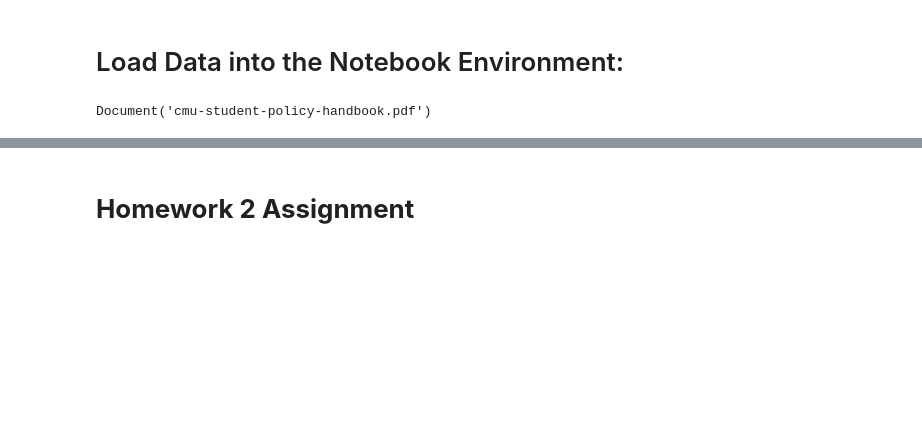
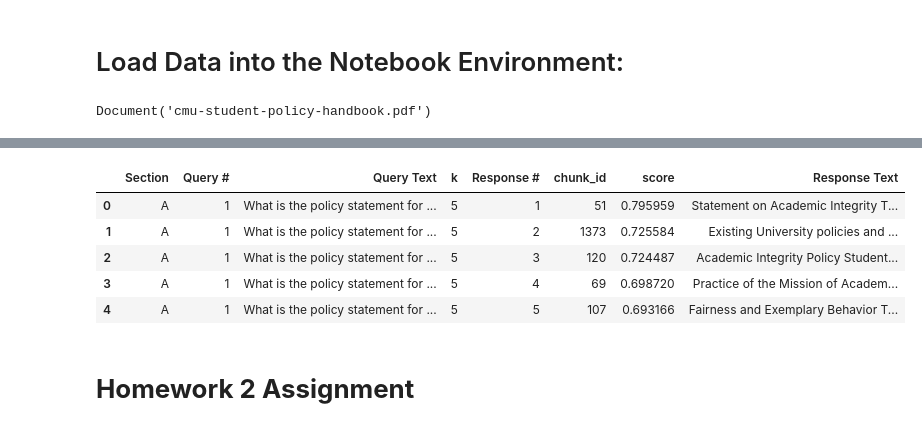
Before and after one commit to rzrizaldy/genai-lab_homework, a Jupyter notebook: HW2/hw02-rag-f25-v3.ipynb, the cells around one changed output, grey strips where cells are left out. Drawn from its saved outputs; the diff is of its cells as text; code cells hidden in the pictures; blank space fills up the shorter version.

Commit message:
update using semantic

```diff
--- a/HW2/hw02-rag-f25-v3.ipynb
+++ b/HW2/hw02-rag-f25-v3.ipynb
@@ -278,0 +471,19 @@ Document('cmu-student-policy-handbook.pdf')
+# %%
+# ============================================================================
+# SECTION A: STEP 4 - Build FAISS Vector Store
+# ============================================================================
+# Index Type: IndexFlatIP (Inner Product)
+# - Uses dot product for similarity (equivalent to cosine for normalized vectors)
+# - Exact search (no approximation) - perfect for our dataset size
+# - Suitable for normalized embeddings (cosine similarity = dot product)
+
+def build_ip_index_A(embs: np.ndarray):
+    """Build FAISS Inner Product index for Section A"""
+    index = faiss.IndexFlatIP(embs.shape[1])  # Inner Product = cosine for normalized vectors
+    index.add(embs)
+    return index
+
+index_A = build_ip_index_A(emb_A)
+print(f"FAISS index created with {index_A.ntotal} vectors")
+print(f"Index type: {type(index_A).__name__}")
+print(f"Vector dimension: {index_A.d}")
@@ -278,0 +569,53 @@ Document('cmu-student-policy-handbook.pdf')
+# %%
+# ============================================================================
+# SECTION A: STEP 6 - Create Results DataFrame and Export to CSV
+# ============================================================================
+# Format results for homework submission spreadsheet template
+# Excel-compatible CSV with proper escaping and encoding
+
+partA_df = pd.DataFrame(rows_A)
+
+# Verify data structure
+print("Data Verification:")
+print(f"  - Total rows: {len(partA_df)}")
+print(f"  - Expected: 25 rows (5 queries × 5 results)")
+print(f"  - Unique queries: {partA_df['Query #'].nunique()}")
+print(f"  - Results per query: {partA_df.groupby('Query #').size().tolist()}")
+print(f"  - All k values: {partA_df['k'].unique()}")
+
+# Export to Excel-compatible CSV
+# Using proper settings for Excel compatibility:
+# - quoting=csv.QUOTE_ALL: Quote ALL fields to handle commas in text properly
+# - This ensures commas within text don't break column separation
+# - doublequote=True: Double quotes for quotes within quoted fields
+import csv
+
+# Quote all fields to ensure commas in text don't break Excel import
+partA_df.to_csv(
+    "partA_results.csv",
+    index=False,
+    quoting=csv.QUOTE_ALL,  # Quote ALL fields - safest for Excel compatibility
+    doublequote=True,  # Use "" for quotes within quoted fields
+    lineterminator='\n',  # Standard line terminator
+    encoding='utf-8'  # UTF-8 encoding
+)
+
+print(f"\n✓ Results saved to partA_results.csv (Excel-compatible)")
+print(f"✓ DataFrame shape: {partA_df.shape}")
+print(f"✓ Columns: {list(partA_df.columns)}")
+
+# Verify CSV format - check first line to ensure proper quoting
+print("\n" + "="*80)
+print("CSV Format Verification (first line):")
+print("="*80)
+with open("partA_results.csv", "r", encoding="utf-8") as f:
+    first_line = f.readline()
+    print(f"First line length: {len(first_line)} characters")
+    print(f"First line preview: {first_line[:200]}...")
+    print(f"All fields quoted: {'\"' in first_line}")
+
+print("\n" + "="*80)
+print("Sample Results (First 5 rows):")
+print("="*80)
+partA_df.head(5)
+# %% [output]
@@ -279,3 +639,9 @@ Document('cmu-student-policy-handbook.pdf')
+|  | Section | Query # | Query Text | k | Response # | chunk_id | score | Response Text |
+| 0 | A | 1 | What is the policy statement for ... | 5 | 1 | 51 | 0.795959 | Statement on Academic Integrity T... |
+| 1 | A | 1 | What is the policy statement for ... | 5 | 2 | 1373 | 0.725584 | Existing University policies and ... |
+| 2 | A | 1 | What is the policy statement for ... | 5 | 3 | 120 | 0.724487 | Academic Integrity Policy Student... |
+| 3 | A | 1 | What is the policy statement for ... | 5 | 4 | 69 | 0.698720 | Practice of the Mission of Academ... |
+| 4 | A | 1 | What is the policy statement for ... | 5 | 5 | 107 | 0.693166 | Fairness and Exemplary Behavior T... |
 # %% [markdown]
 # **Homework 2 Assignment**
 # %% [markdown]
```
Also changed, not shown: parts of 15 cells of this notebook, 6 other files.
